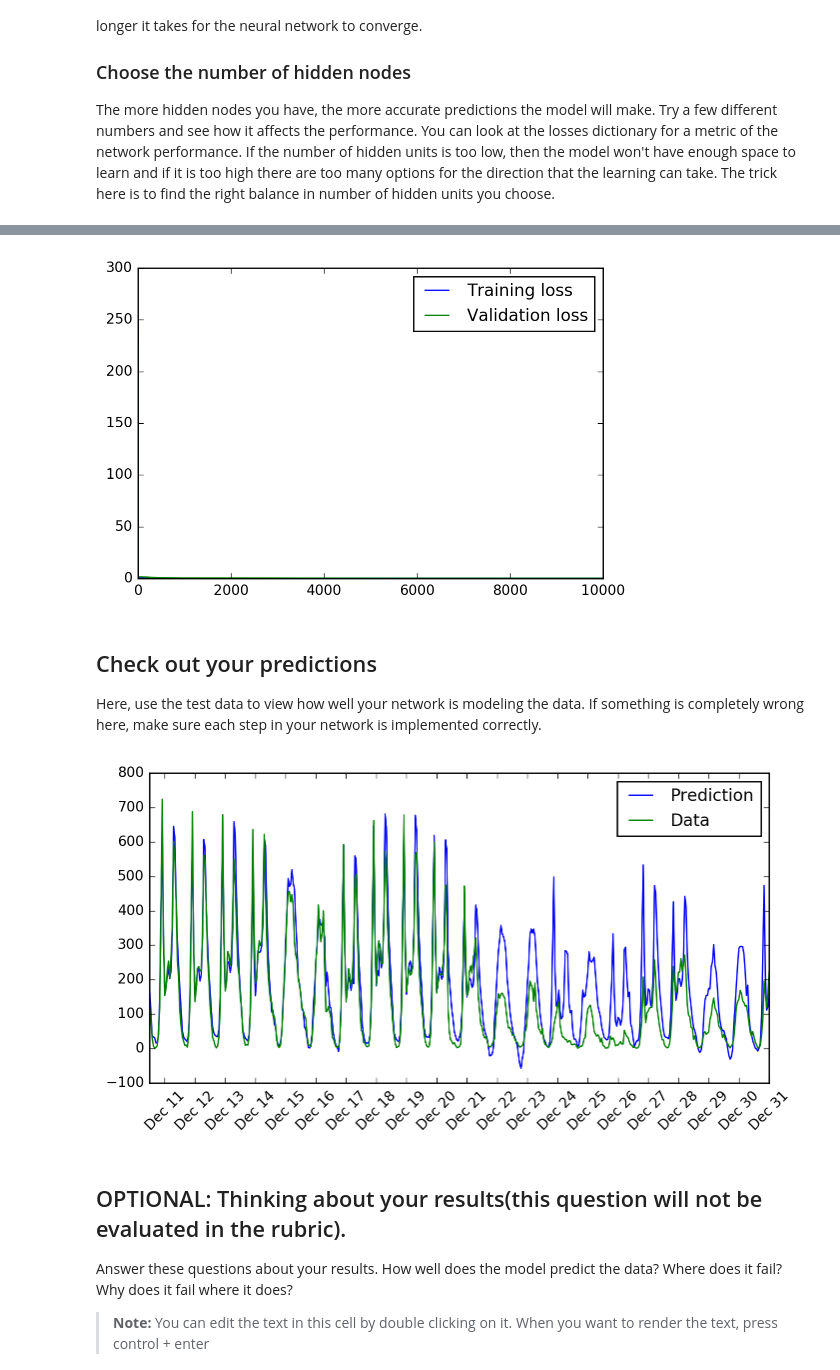
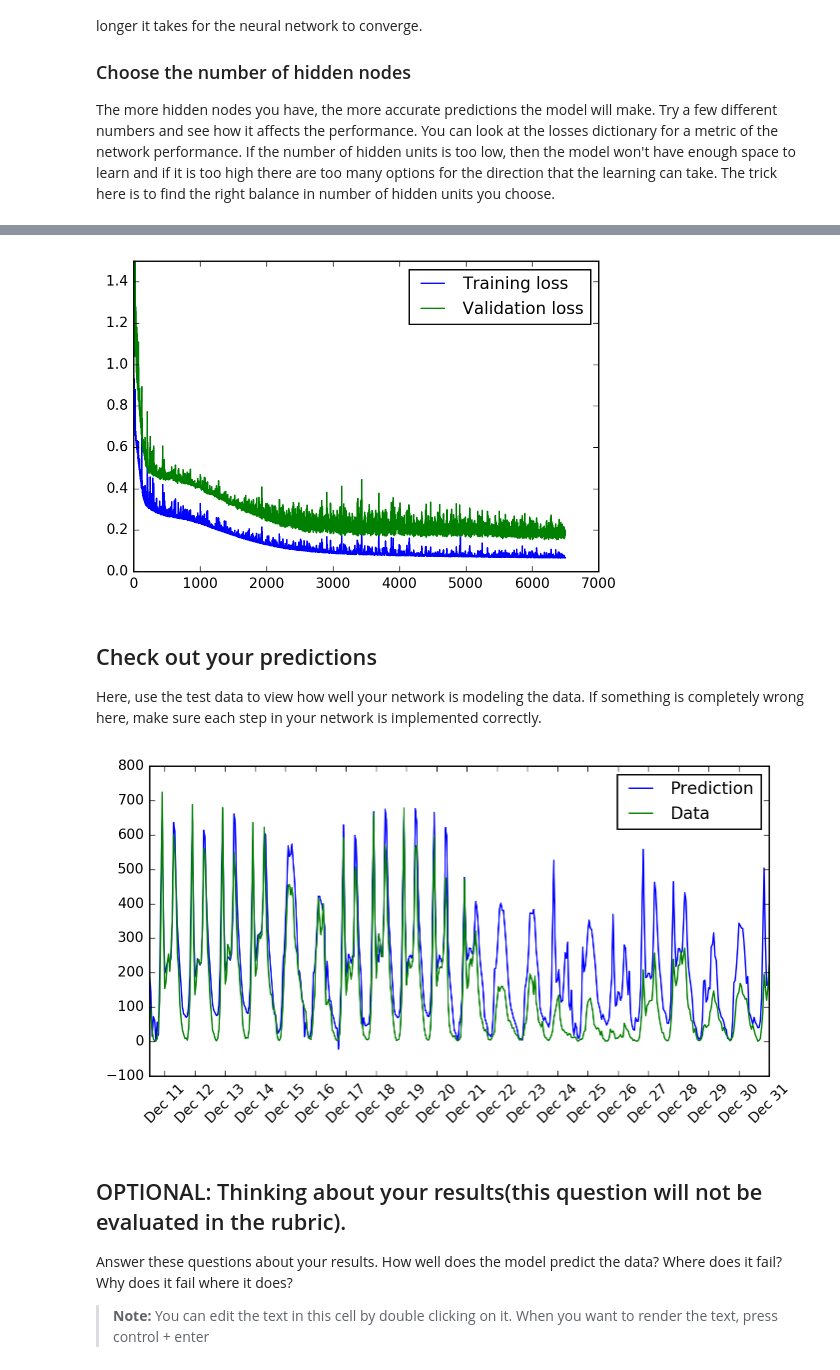
Before and after one commit to soodbot/deeplearning, a Jupyter notebook: DLND+Your+first+neural+network.ipynb, the cells around one changed output, grey strips where cells are left out. Saved outputs shown, nothing was run; the diff lists cells and outputs as text; code cells hidden in the pictures.

Commit message:
Add files via upload
Optimized the hyperparameters including epochs and hidden_nodes to get optimal results. The loss graph is visible too.

```diff
--- a/DLND+Your+first+neural+network.ipynb
+++ b/DLND+Your+first+neural+network.ipynb
@@ -306,9 +306,13 @@ REVIEW 1 FEEDBACK IMPLEMENTED
 - Increased Learning Rate to 0.5 from 0.25. Tried with Learning Rate >= 1.28 to keep the quotient LR / n_records \
 to be within 0.01 to 0.1, the results were not as expected.
 '''
-iterations = 10000
+'''
+REVIEW 2 FEEDBACK IMPLEMENTED
+- Optimized epochs/iterations between 5000-7500 and hidden_nodes between 10-20. The loss graphs fattens and converge in a reasonable time.
+'''
+iterations = 6500
 learning_rate = 0.50
-hidden_nodes = 32
+hidden_nodes = 12
 output_nodes = 1
 
 N_i = train_features.shape[1]
@@ -337,10 +341,10 @@ Progress: 100.0% ... Training loss: 0.057 ... Validation loss: 0.127
 # %%
 plt.plot(losses['train'], label='Training loss')
 plt.plot(losses['validation'], label='Validation loss')
 plt.legend()
-_ = plt.ylim()
+_ = plt.ylim(0,1.5)
 # %% [output]
-[figure, old version]
+[figure, new version]
 # %% [markdown]
 ## Check out your predictions
 
@@ -360,7 +364,7 @@ dates = dates.apply(lambda d: d.strftime('%b %d'))
 ax.set_xticks(np.arange(len(dates))[12::24])
 _ = ax.set_xticklabels(dates[12::24], rotation=45)
 # %% [output]
-[figure, old version]
+[figure, new version]
 # %% [markdown]
 ## OPTIONAL: Thinking about your results(this question will not be evaluated in the rubric).
 
```
Also changed, not shown: parts of 2 cells of this notebook, 1 other file.
